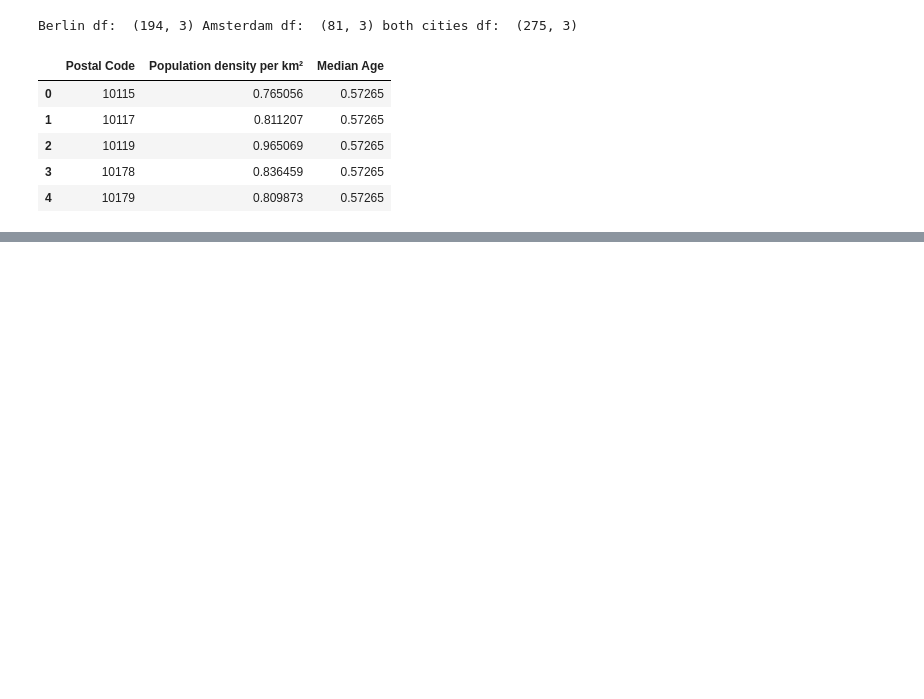
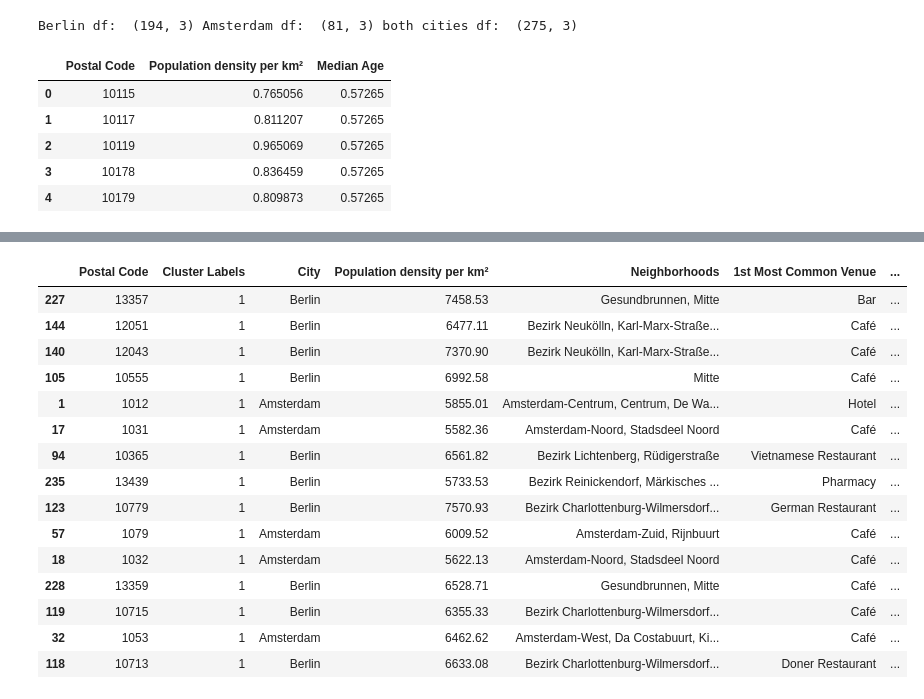
Before and after one commit to kzwolenik95/Coursera_Capstone, a Jupyter notebook: capstone-project-the-battle-of-neighborhoods-week-1.ipynb, the cells around one changed output, grey strips where cells are left out. Drawn from its saved outputs; the diff is of its cells as text; code cells hidden in the pictures; blank space fills up the shorter version.

```diff
--- a/capstone-project-the-battle-of-neighborhoods-week-1.ipynb
+++ b/capstone-project-the-battle-of-neighborhoods-week-1.ipynb
@@ -291,0 +446,19 @@ show_maps_sidebyside(berlin_map, amsterdam_map)
+# %%
+result_df.loc[result_df['Cluster Labels']  == 1].sample(15)
+# %% [output]
+|  | Postal Code | Cluster Labels | City | Population density per km² | Neighborhoods | 1st Most Common Venue | ... |
+| 227 | 13357 | 1 | Berlin | 7458.53 | Gesundbrunnen, Mitte | Bar | ... |
+| 144 | 12051 | 1 | Berlin | 6477.11 | Bezirk Neukölln, Karl-Marx-Straße... | Café | ... |
+| 140 | 12043 | 1 | Berlin | 7370.90 | Bezirk Neukölln, Karl-Marx-Straße... | Café | ... |
+| 105 | 10555 | 1 | Berlin | 6992.58 | Mitte | Café | ... |
+| 1 | 1012 | 1 | Amsterdam | 5855.01 | Amsterdam-Centrum, Centrum, De Wa... | Hotel | ... |
+| 17 | 1031 | 1 | Amsterdam | 5582.36 | Amsterdam-Noord, Stadsdeel Noord | Café | ... |
+| 94 | 10365 | 1 | Berlin | 6561.82 | Bezirk Lichtenberg, Rüdigerstraße | Vietnamese Restaurant | ... |
+| 235 | 13439 | 1 | Berlin | 5733.53 | Bezirk Reinickendorf, Märkisches ... | Pharmacy | ... |
+| 123 | 10779 | 1 | Berlin | 7570.93 | Bezirk Charlottenburg-Wilmersdorf... | German Restaurant | ... |
+| 57 | 1079 | 1 | Amsterdam | 6009.52 | Amsterdam-Zuid, Rijnbuurt | Café | ... |
+| 18 | 1032 | 1 | Amsterdam | 5622.13 | Amsterdam-Noord, Stadsdeel Noord | Café | ... |
+| 228 | 13359 | 1 | Berlin | 6528.71 | Gesundbrunnen, Mitte | Café | ... |
+| 119 | 10715 | 1 | Berlin | 6355.33 | Bezirk Charlottenburg-Wilmersdorf... | Café | ... |
+| 32 | 1053 | 1 | Amsterdam | 6462.62 | Amsterdam-West, Da Costabuurt, Ki... | Café | ... |
+| 118 | 10713 | 1 | Berlin | 6633.08 | Bezirk Charlottenburg-Wilmersdorf... | Doner Restaurant | ... |
```
Also changed, not shown: parts of 26 cells of this notebook.
